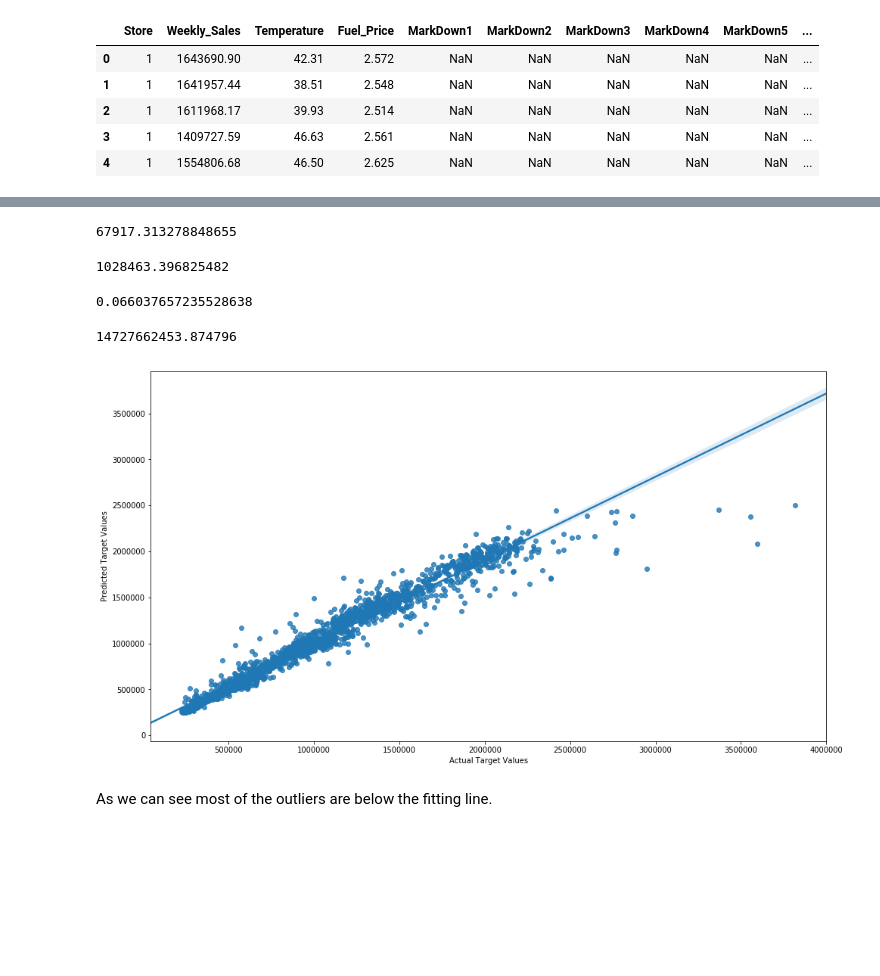
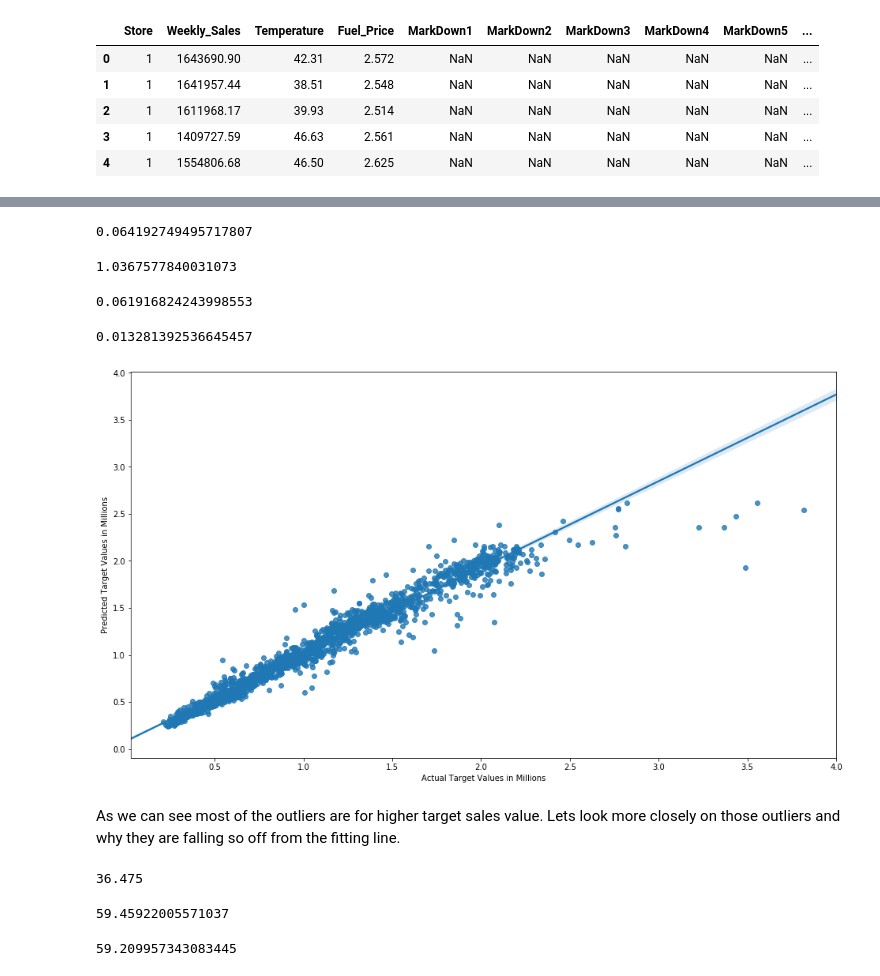
Before and after one commit to ravic1982/Capstone-Project-2, a Jupyter notebook: Capstone Project 2 - Random Forest Regression.ipynb, the cells around one changed output, grey strips where cells are left out. Cells and saved outputs as stored; diff of their text form; code cells hidden in the pictures; blank space fills up the shorter version.

```diff
--- a/Capstone Project 2 - Random Forest Regression.ipynb
+++ b/Capstone Project 2 - Random Forest Regression.ipynb
@@ -128,9 +128,13 @@ store_weekly_sales_df.head()
 | 2 | 1 | 1611968.17 | 39.93 | 2.514 | NaN | NaN | NaN | NaN | NaN | ... |
 | 3 | 1 | 1409727.59 | 46.63 | 2.561 | NaN | NaN | NaN | NaN | NaN | ... |
 | 4 | 1 | 1554806.68 | 46.50 | 2.625 | NaN | NaN | NaN | NaN | NaN | ... |
+# %%
+features = ['Store','Fuel_Price','MarkDown1','MarkDown2','MarkDown3','MarkDown4','MarkDown5','CPI','Unemployment','IsHoliday','Size','Month','dt_date','Dept','Type_A','Type_B']
+# %%
+store_weekly_sales_df['Weekly_Sales_in_millions'] = store_weekly_sales_df['Weekly_Sales']/1000000
 # %%
-y = store_weekly_sales_df['Weekly_Sales']
-X = store_weekly_sales_df.drop('Weekly_Sales',axis=1).values
+y = store_weekly_sales_df['Weekly_Sales_in_millions'].values
+X = store_weekly_sales_df[features].values
 # %%
 X
 # %% [output]
@@ -163,31 +178,31 @@ from sklearn.metrics import mean_absolute_error
 x = mean_absolute_error(y_test,y_pred)
 x
 # %% [output]
-67917.313278848655
+0.064192749495717807
 # %%
 y = np.mean(y_test)
 y
 # %% [output]
-1028463.396825482
+1.0367577840031073
 # %%
 x/y
 # %% [output]
-0.066037657235528638
+0.061916824243998553
 # %%
 from sklearn.metrics import mean_squared_error
 
 a= mean_squared_error(y_test,y_pred)
 a
 # %% [output]
-14727662453.874796
+0.013281392536645457
 # %%
 plt.figure(figsize=(16,9))
 sns.regplot(y_test,y_pred)
 #plt.scatter(y_test,y_pred,c='blue', marker='s', label='-1')
-plt.xlabel('Actual Target Values')
-plt.ylabel('Predicted Target Values')
+plt.xlabel('Actual Target Values in Millions')
+plt.ylabel('Predicted Target Values in Millions')
 plt.show()
 # %% [output]
-[figure, old version]
+[figure, new version]
 # %% [markdown]
-As we can see most of the outliers are below the fitting line.
+As we can see most of the outliers are for higher target sales value. Lets look more closely on those outliers and why they are falling so off from the fitting line.
@@ -193,0 +214,12 @@ As we can see most of the outliers are below the fitting line.
+# %%
+np.mean(a['Temperature'])
+# %% [output]
+36.475
+# %%
+np.mean(c['Temperature'])
+# %% [output]
+59.45922005571037
+# %%
+np.mean(d['Temperature'])
+# %% [output]
+59.209957343083445
```
Also changed, not shown: parts of 5 cells of this notebook.
